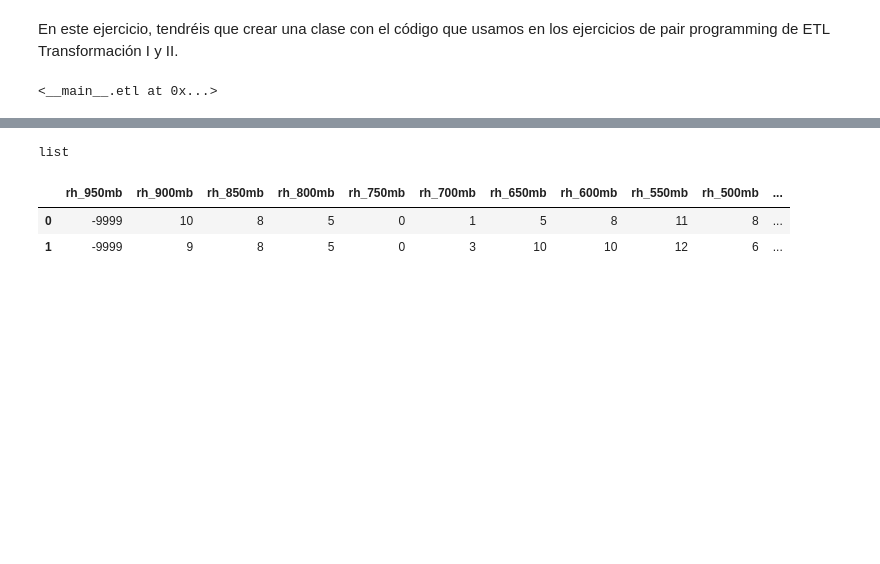
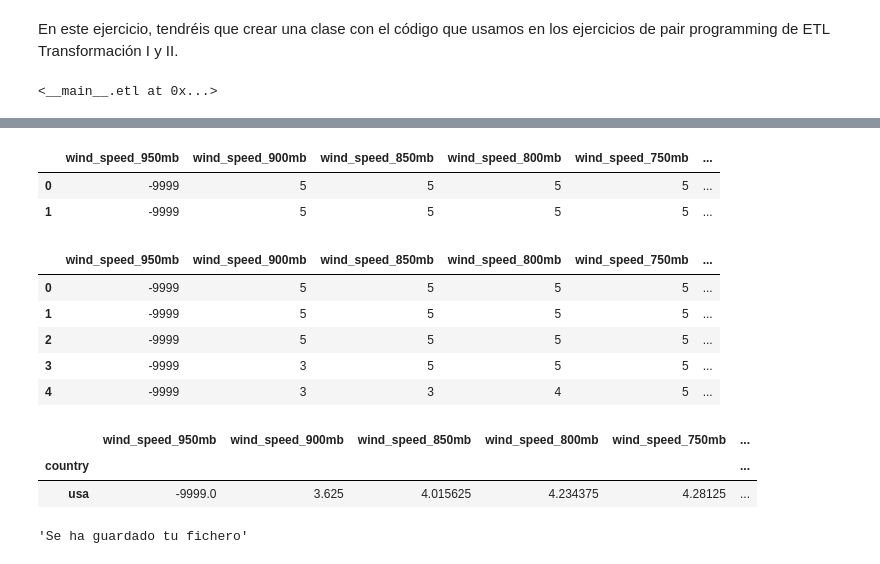
Before and after one commit to Adalab/DA_PromoC_modulo2_sprint2_Mari_y_Mina, a Jupyter notebook: ETL/Pair_ETL_3.ipynb, the cells around one changed output, grey strips where cells are left out. Saved outputs shown, nothing was run; the diff lists cells and outputs as text; code cells hidden in the pictures; blank space fills up the shorter version.

```diff
--- a/ETL/Pair_ETL_3.ipynb
+++ b/ETL/Pair_ETL_3.ipynb
@@ -53,11 +110,11 @@ class etl:
 # %%
-cosa = etl(-100.445882, 39.7837304, "USA","meteo")
-cosa
+meteorologico = etl(-100.445882, 39.7837304, "USA","meteo")
+meteorologico
 # %% [output]
 <__main__.etl at 0x...>
 # %%
-df_cosa = cosa.llamada()
-df_cosa.head(2)
+df_meteorologico = meteorologico.llamada()
+df_meteorologico.head(2)
 # %% [output]
 El código de respuesta es 200. Y la razon OK.
 |  | timepoint | cloudcover | highcloud | midcloud | lowcloud | rh_profile | wind_profile | temp2m | lifted_index | ... |
@@ -66,4 +122,0 @@ El código de respuesta es 200. Y la razon OK.
-# %%
-type(df_cosa["rh_profile"][0])
-# %% [output]
-list
@@ -74,6 +125,15 @@ dfcosa_limpio = cosa.limpiar(df_cosa)
 # %%
-df_cosa.head(2)
+df_meteorologico.head(2)
 # %% [output]
-|  | rh_950mb | rh_900mb | rh_850mb | rh_800mb | rh_750mb | rh_700mb | rh_650mb | rh_600mb | rh_550mb | rh_500mb | ... |
-| 0 | -9999 | 10 | 8 | 5 | 0 | 1 | 5 | 8 | 11 | 8 | ... |
-| 1 | -9999 | 9 | 8 | 5 | 0 | 3 | 10 | 10 | 12 | 6 | ... |
+|  | wind_speed_950mb | wind_speed_900mb | wind_speed_850mb | wind_speed_800mb | wind_speed_750mb | ... |
+| 0 | -9999 | 5 | 5 | 5 | 5 | ... |
+| 1 | -9999 | 5 | 5 | 5 | 5 | ... |
+# %%
+df_meteorologico_limpio.head()
+# %% [output]
+|  | wind_speed_950mb | wind_speed_900mb | wind_speed_850mb | wind_speed_800mb | wind_speed_750mb | ... |
+| 0 | -9999 | 5 | 5 | 5 | 5 | ... |
+| 1 | -9999 | 5 | 5 | 5 | 5 | ... |
+| 2 | -9999 | 5 | 5 | 5 | 5 | ... |
+| 3 | -9999 | 3 | 5 | 5 | 5 | ... |
+| 4 | -9999 | 3 | 3 | 4 | 5 | ... |
@@ -79,0 +142,10 @@ df_cosa.head(2)
+# %%
+df_meteorologico_limpio_medias
+# %% [output]
+|  | wind_speed_950mb | wind_speed_900mb | wind_speed_850mb | wind_speed_800mb | wind_speed_750mb | ... |
+| country |  |  |  |  |  | ... |
+| usa | -9999.0 | 3.625 | 4.015625 | 4.234375 | 4.28125 | ... |
+# %%
+meteorologico.guardado(df_meteorologico_limpio_medias, "datos", "prueba_guardado.csv")
+# %% [output]
+'Se ha guardado tu fichero'
```
Also changed, not shown: parts of 6 cells of this notebook, 9 other files.
